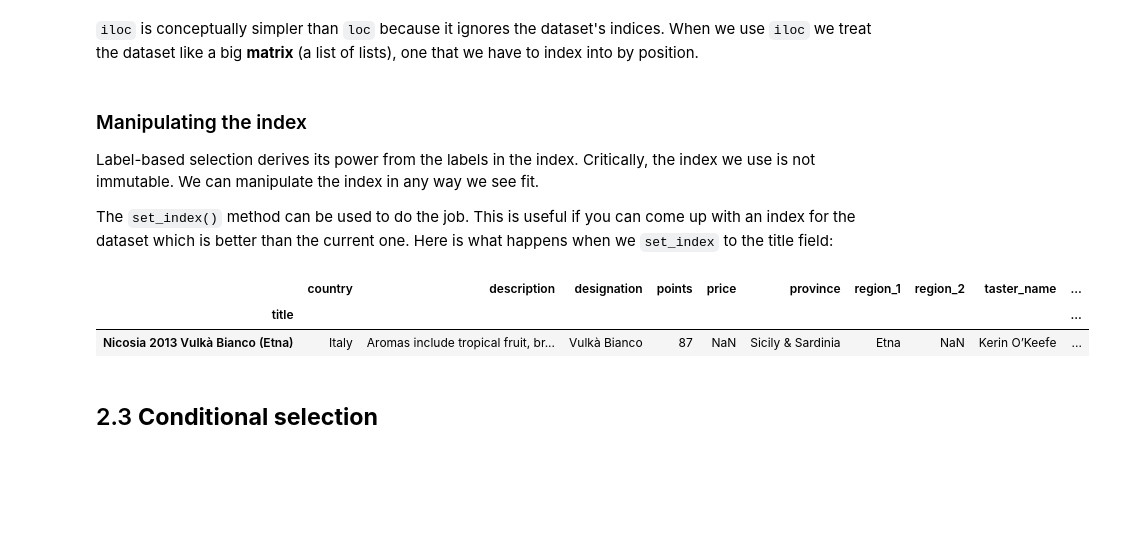
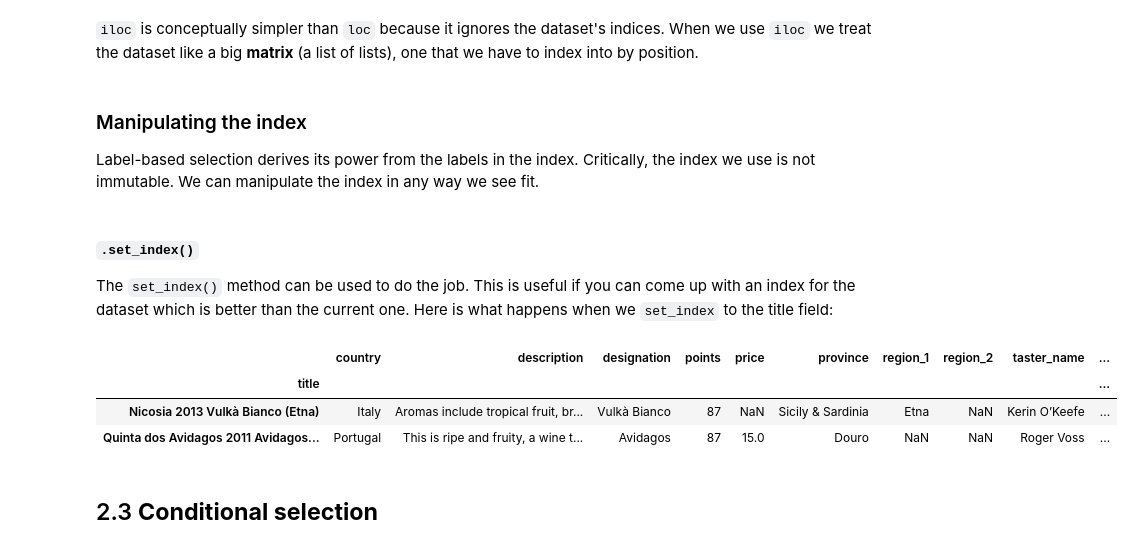
Before and after one commit to lefthand67/code_learning, a Jupyter notebook: Kaggle/02 Pandas.ipynb, the cells around one changed output. Saved outputs shown, nothing was run; the diff lists cells and outputs as text; code cells hidden in the pictures; blank space fills up the shorter version.

```diff
--- a/Kaggle/02 Pandas.ipynb
+++ b/Kaggle/02 Pandas.ipynb
@@ -232,14 +245,16 @@ a
 ### Manipulating the index
 
 Label-based selection derives its power from the labels in the index. Critically, the index we use is not immutable. We can manipulate the index in any way we see fit.
-
-The `set_index()` method can be used to do the job. This is useful if you can come up with an index for the dataset which is better than the current one. Here is what happens when we `set_index` to the title field:
+# %% [markdown]
+#### `.set_index()`
+The `set_index()` method can be used to do the job. This is useful if you can come up with an index for the dataset which is better than the current one. Here is what happens when we `set_index` to the title field:
 # %%
-reviews.set_index("title").head(1)
+reviews.set_index("title").head(2)
 # %% [output]
 |  | country | description | designation | points | price | province | region_1 | region_2 | taster_name | ... |
 | title |  |  |  |  |  |  |  |  |  | ... |
 | Nicosia 2013 Vulkà Bianco (Etna) | Italy | Aromas include tropical fruit, br... | Vulkà Bianco | 87 | NaN | Sicily & Sardinia | Etna | NaN | Kerin O’Keefe | ... |
+| Quinta dos Avidagos 2011 Avidagos... | Portugal | This is ripe and fruity, a wine t... | Avidagos | 87 | 15.0 | Douro | NaN | NaN | Roger Voss | ... |
 # %% [markdown]
 ## 2.3 **Conditional selection**
 # %% [markdown]
```
Also changed, not shown: parts of 70 cells of this notebook, 48 other files.
